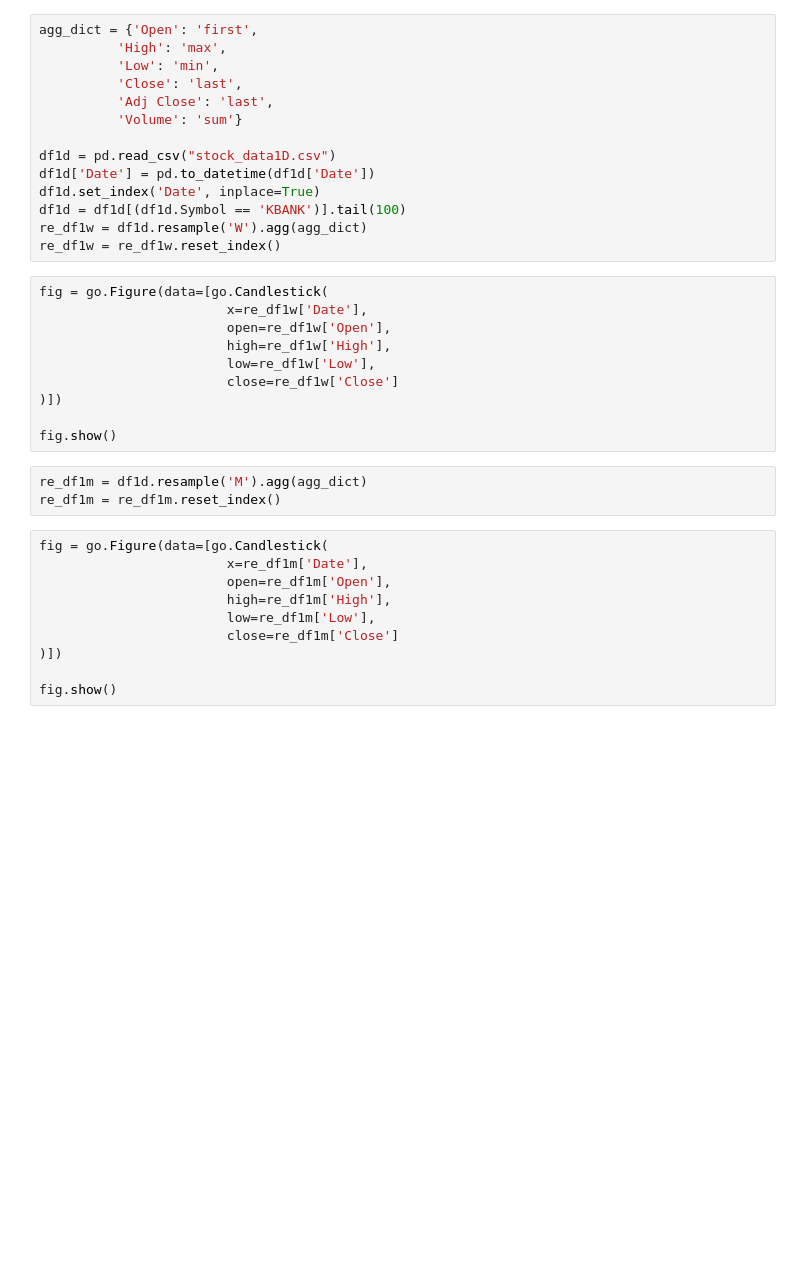
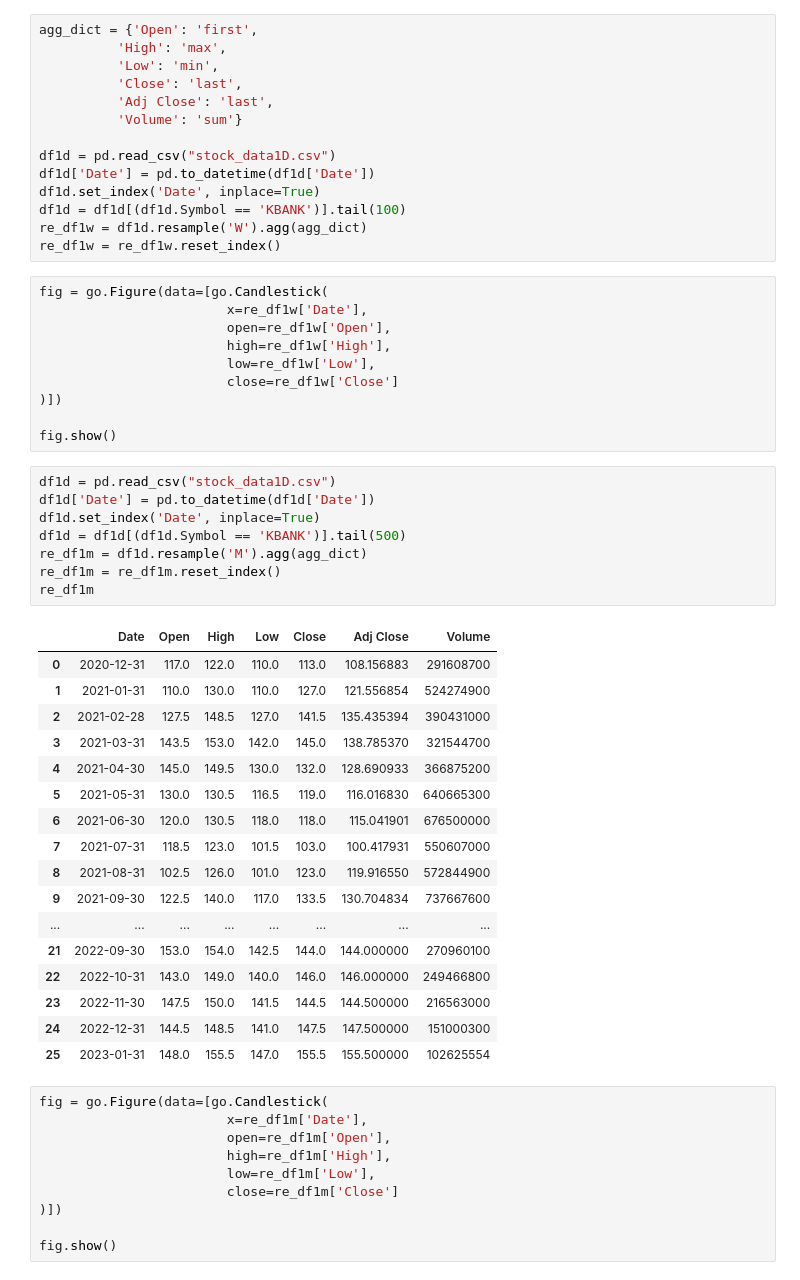
Before and after one commit to TIIIIIIW/SOFTWARE-DEVELOPMENT-2, a Jupyter notebook: ML/stockData.ipynb, the cells around one changed output. Saved outputs shown, nothing was run; the diff lists cells and outputs as text; blank space fills up the shorter version.

```diff
--- a/ML/stockData.ipynb
+++ b/ML/stockData.ipynb
@@ -208,9 +243,32 @@ fig = go.Figure(data=[go.Candlestick(
 )])
 
 fig.show()
-# %%
-re_df1m = df1d.resample('M').agg(agg_dict)
-re_df1m = re_df1m.reset_index()
+# %%
+df1d = pd.read_csv("stock_data1D.csv")
+df1d['Date'] = pd.to_datetime(df1d['Date'])
+df1d.set_index('Date', inplace=True)
+df1d = df1d[(df1d.Symbol == 'KBANK')].tail(500)
+re_df1m = df1d.resample('M').agg(agg_dict)
+re_df1m = re_df1m.reset_index()
+re_df1m
+# %% [output]
+|  | Date | Open | High | Low | Close | Adj Close | Volume |
+| 0 | 2020-12-31 | 117.0 | 122.0 | 110.0 | 113.0 | 108.156883 | 291608700 |
+| 1 | 2021-01-31 | 110.0 | 130.0 | 110.0 | 127.0 | 121.556854 | 524274900 |
+| 2 | 2021-02-28 | 127.5 | 148.5 | 127.0 | 141.5 | 135.435394 | 390431000 |
+| 3 | 2021-03-31 | 143.5 | 153.0 | 142.0 | 145.0 | 138.785370 | 321544700 |
+| 4 | 2021-04-30 | 145.0 | 149.5 | 130.0 | 132.0 | 128.690933 | 366875200 |
+| 5 | 2021-05-31 | 130.0 | 130.5 | 116.5 | 119.0 | 116.016830 | 640665300 |
+| 6 | 2021-06-30 | 120.0 | 130.5 | 118.0 | 118.0 | 115.041901 | 676500000 |
+| 7 | 2021-07-31 | 118.5 | 123.0 | 101.5 | 103.0 | 100.417931 | 550607000 |
+| 8 | 2021-08-31 | 102.5 | 126.0 | 101.0 | 123.0 | 119.916550 | 572844900 |
+| 9 | 2021-09-30 | 122.5 | 140.0 | 117.0 | 133.5 | 130.704834 | 737667600 |
+| ... | ... | ... | ... | ... | ... | ... | ... |
+| 21 | 2022-09-30 | 153.0 | 154.0 | 142.5 | 144.0 | 144.000000 | 270960100 |
+| 22 | 2022-10-31 | 143.0 | 149.0 | 140.0 | 146.0 | 146.000000 | 249466800 |
+| 23 | 2022-11-30 | 147.5 | 150.0 | 141.5 | 144.5 | 144.500000 | 216563000 |
+| 24 | 2022-12-31 | 144.5 | 148.5 | 141.0 | 147.5 | 147.500000 | 151000300 |
+| 25 | 2023-01-31 | 148.0 | 155.5 | 147.0 | 155.5 | 155.500000 | 102625554 |
 # %%
 fig = go.Figure(data=[go.Candlestick(
                         x=re_df1m['Date'],
```
Also changed, not shown: parts of 6 cells of this notebook.
